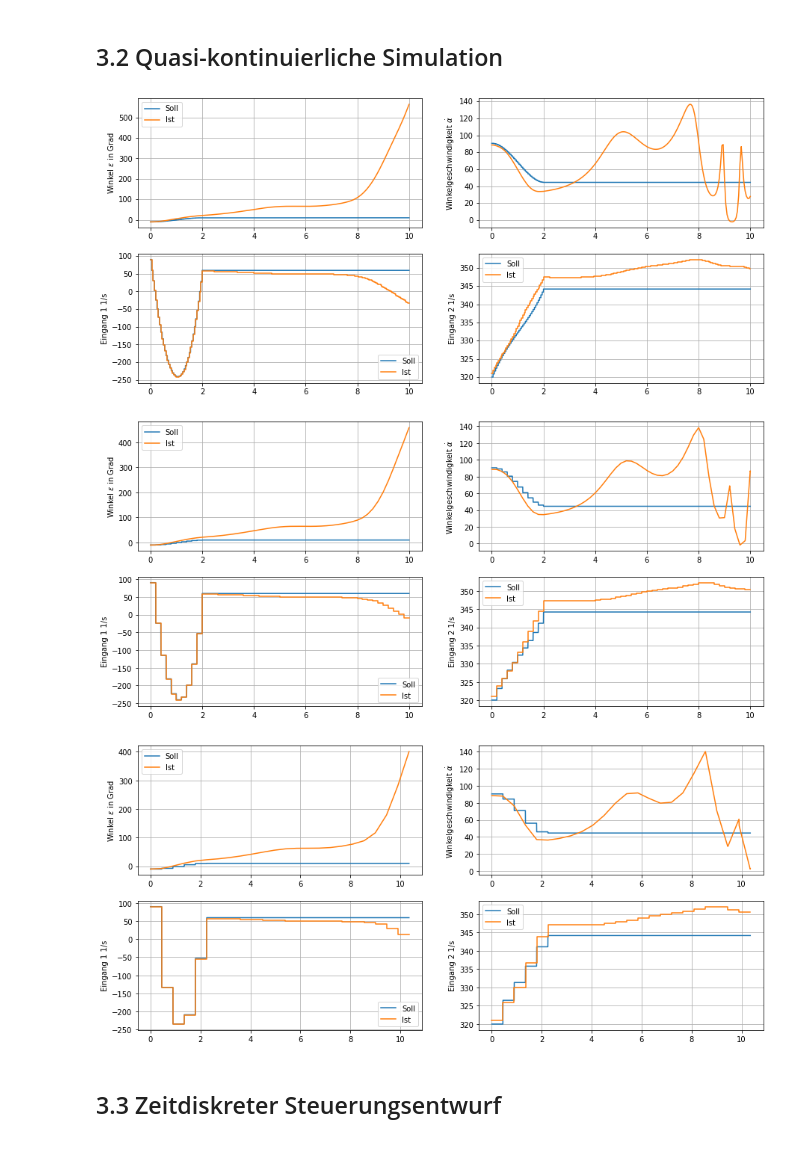
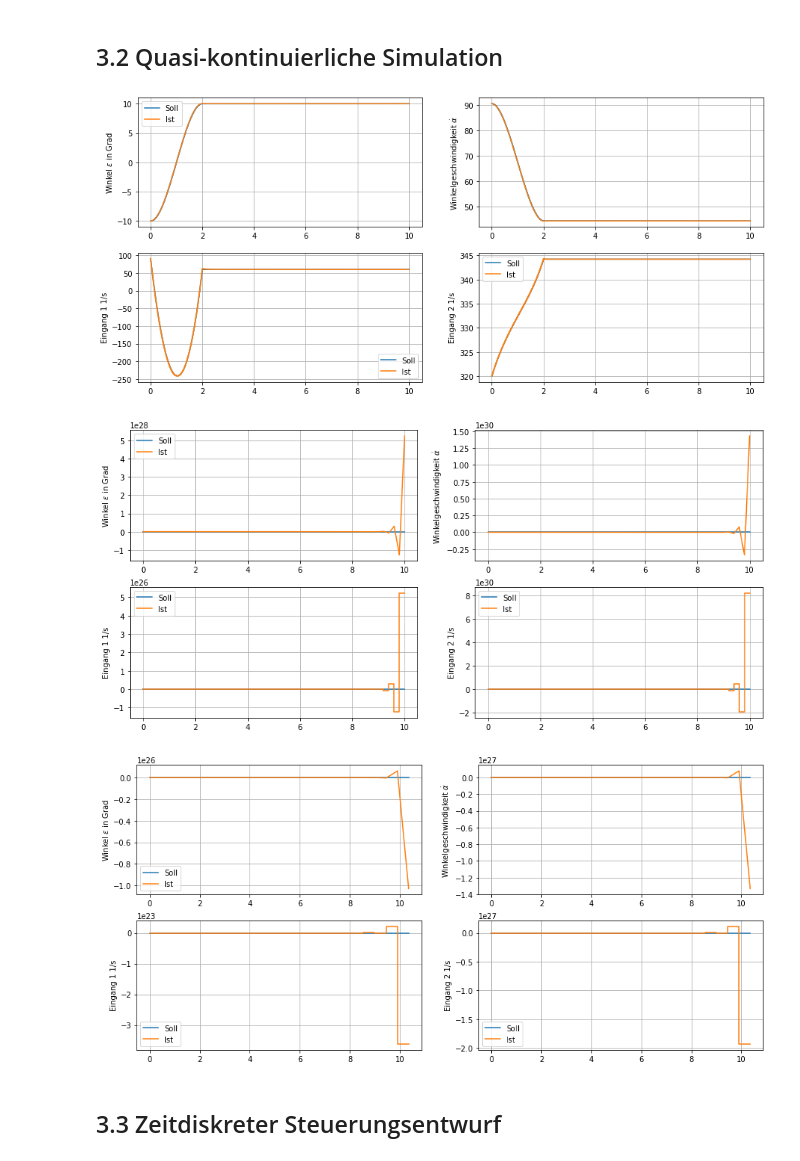
Before and after one commit to StefanKauf/RmsPr, a Jupyter notebook: helirack.ipynb, the cells around one changed output. Cells and saved outputs as stored; diff of their text form; code cells hidden in the pictures.

```diff
--- a/helirack.ipynb
+++ b/helirack.ipynb
@@ -388,6 +388,7 @@ def controller_closed_loop(t,x,K,trajectory):
 #Eigenwerte des offenen Kreises
 #Arnf=heli_lin.A
 Arnf, Brnf, Crnf, M, Q, S  = mimo.mimo_rnf(heli_lin.A, heli_lin.B, heli_lin.C, (1,2))
+
 eigs1=np.linalg.eigvals(Arnf[0:1,0:1])
 eigs2=np.linalg.eigvals(Arnf[1:,1:])
 
@@ -406,14 +407,14 @@ display(sympy.Matrix(eigs2.round(3)))
 eigs1_cl = np.zeros_like(eigs1)
 eigs2_cl = np.zeros_like(eigs2)
 
-eigs1_cl[0]= -10
-eigs2_cl[0]= -10 +5j
-eigs2_cl[1]= -10 -5j
-#print(type(eigs2_cl))
+eigs1_cl[0]= -5
+eigs2_cl[0]= -10 -2j
+eigs2_cl[1]= -10 +2j
+
 
 #Reglerstärkungen mit Ackermannformel bestimmen
-K_pole_placement=np.zeros((2,3))#heli_lin.acker([eigs1_cl,eigs2_cl])
-K_pole_placement = mimo.mimo_acker(Arnf,Brnf, (eigs1_cl, eigs2_cl))
+K_pole_placement=np.zeros((2,3))#
+K_pole_placement = heli_lin.acker([eigs1_cl,eigs2_cl])
 display(K_pole_placement)
 
 print("Reglerverstärkung:")
@@ -593,13 +594,13 @@ Für alle nachfolgenden zeitdiskreten Schritte muss zunächst das Systemmodell m
 ## 3.2 Quasi-kontinuierliche Simulation
 # %%
 #Abtastzeiten
-Ta_v = [0.05, 0.2, 0.45]
+Ta_v = [0.01, 0.2, 0.45]
 
 #Simulationszeit
 Tsim=10
 
 #Simulation mit linearem Entwurfsmodell oder nichtlinearem Modell?
-linear = False
+linear = True
 
 #Auswertungszeitpunkte
 t_eval=np.linspace(0,Tsim,500)
@@ -616,36 +617,36 @@ for Ta in Ta_v:
     #Wrapper für Modell
     if linear:
         rhs = lambda t,x,controller:heli_lin.model(t,x,controller)
         x0 = trajectory.state(0)
     else:
         rhs = lambda t,x,controller:heli.model(t,x,controller)
         x0,u0=heli.equilibrium(y1_equi)
 
     #Wrapper für Regler
     controller = lambda k_,x_:controller_closed_loop(k_*Ta,x_,K_pole_placement,trajectory)
 
     #Zeitdiskrete Simulation
     t_sim,x_sim,u_sim=simulate_discrete(rhs,x0,controller,Ta,Tsim)
 
     #Ergebnisse Plotten
     x_desired=trajectory.state(t_sim)
     u_desired=trajectory.input(np.floor(t_sim/Ta)*Ta)
     y_desired=trajectory.output(np.floor(t_sim/Ta)*Ta)
 
     if linear:
         y_sim = heli_lin.output(np.round(t_sim/Ta),x_sim,controller)
     else:
         y_sim = heli.output(np.round(t_sim/Ta),x_sim,controller)
 
 
     plot_results(t_sim,
                  (x_desired,x_sim),
                  (u_desired,u_sim),
                  (y_desired,y_sim))
 # %% [output]
-[figure, old version]
+[figure, new version]
-[figure, old version]
+[figure, new version]
-[figure, old version]
+[figure, new version]
 # %% [markdown]
 ## 3.3 Zeitdiskreter Steuerungsentwurf
 # %%
```
Also changed, not shown: parts of 6 cells of this notebook, 1 other file.
